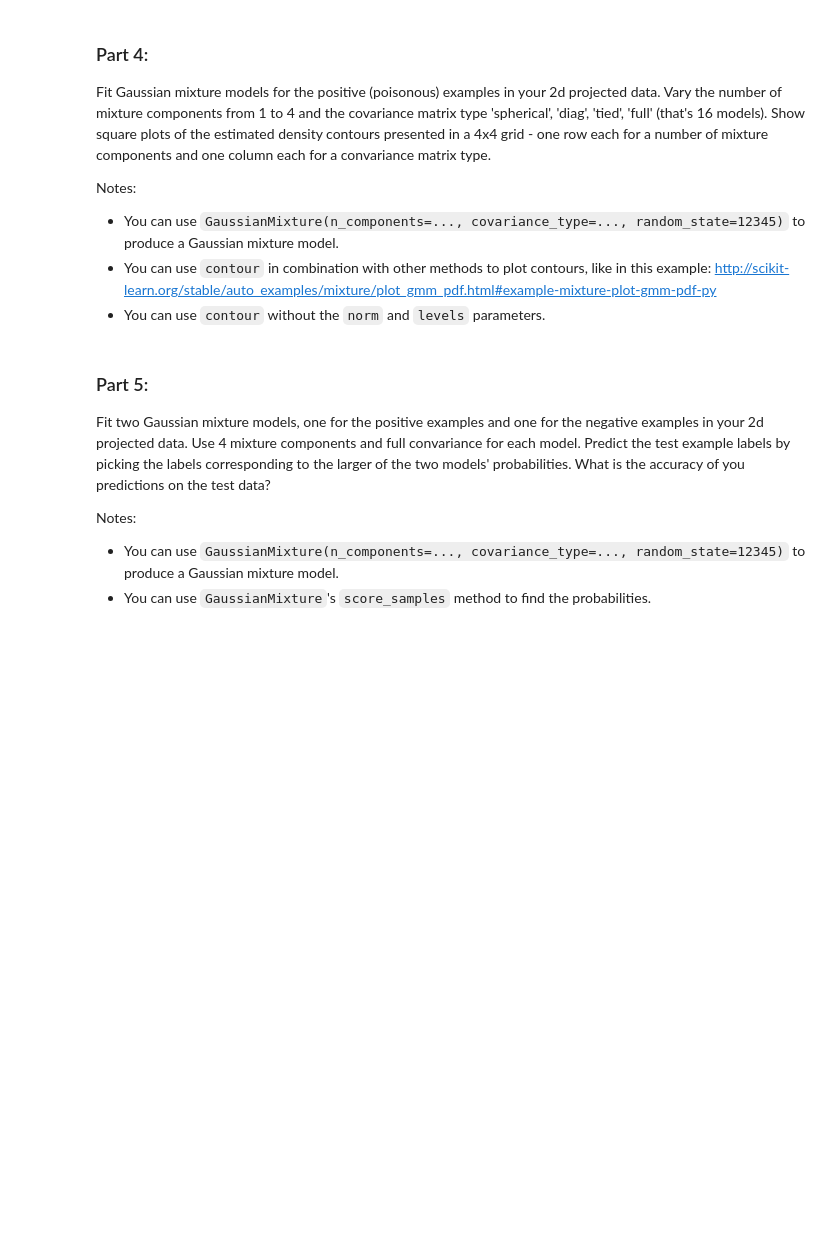
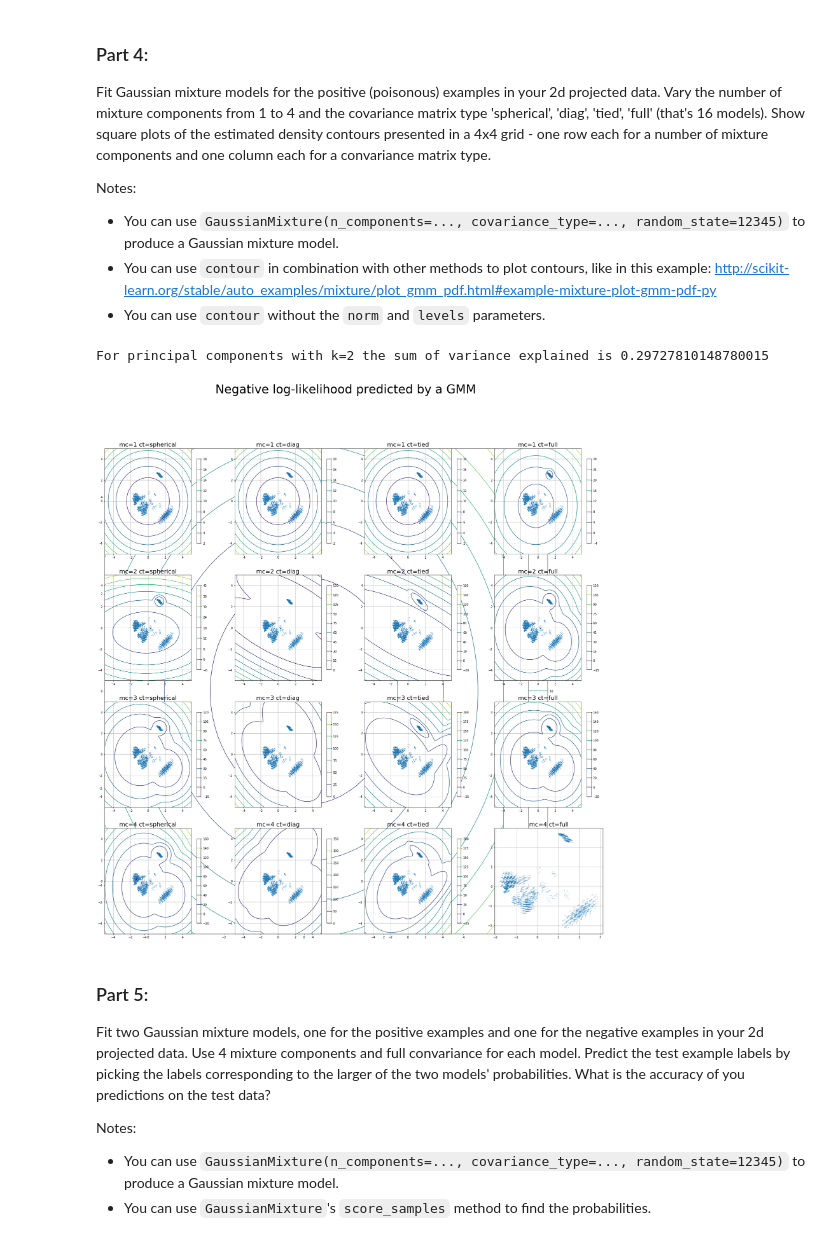
Before and after one commit to abhisha1991/w207_hw3, a Jupyter notebook: Abhi_Sharma_p3.ipynb, the cells around one changed output. Drawn from its saved outputs; the diff is of its cells as text; code cells hidden in the pictures; blank space fills up the shorter version.

```diff
--- a/Abhi_Sharma_p3.ipynb
+++ b/Abhi_Sharma_p3.ipynb
@@ -216,3 +228,43 @@ P4()
+# %%
+def P4():
+
+    res_pca = P1(2)
+    components = res_pca[0]
+    cov_types = ['spherical', 'diag', 'tied', 'full']
+    mix_components = [1, 2, 3, 4]
+
+    fig = plt.figure(figsize=(30, 30), constrained_layout = False)
+    fig.suptitle("Negative log-likelihood predicted by a GMM", fontsize=40)
+
+    boundary = 5
+    i = 1
+
+    for mc in mix_components:
+        for ct in cov_types:
+
+            gmm = GaussianMixture(n_components=mc, covariance_type=ct, random_state=12345)
+            gmm.fit(components)
+            x = np.linspace(-1.0 * boundary, 1.0 * boundary)
+            y = np.linspace(-1.0 * boundary, 1.0 * boundary)
+            X, Y = np.meshgrid(x, y)
+            data = np.array([X.ravel(), Y.ravel()]).T
+            Z = -gmm.score_samples(data)
+            Z = Z.reshape(X.shape)
+            CS = plt.contour(X, Y, Z)
+            CB = plt.colorbar(CS, shrink=0.8, extend='both')
+            ax = fig.add_subplot(4, 4, i)
+            ax.set_title('mc={0} ct={1}'.format(mc, ct), fontsize = 20)
+
+            ax.scatter(components.iloc[:, 0], components.iloc[:, 1], s = 0.1)
+            ax.grid()
+            i +=1
+
+    plt.show()
+
+P4()
+# %% [output]
+For principal components with k=2 the sum of variance explained is 0.29727810148780015
+[figure, added]
 # %% [markdown]
 ### Part 5:
 
```
Also changed, not shown: parts of 6 cells of this notebook.
